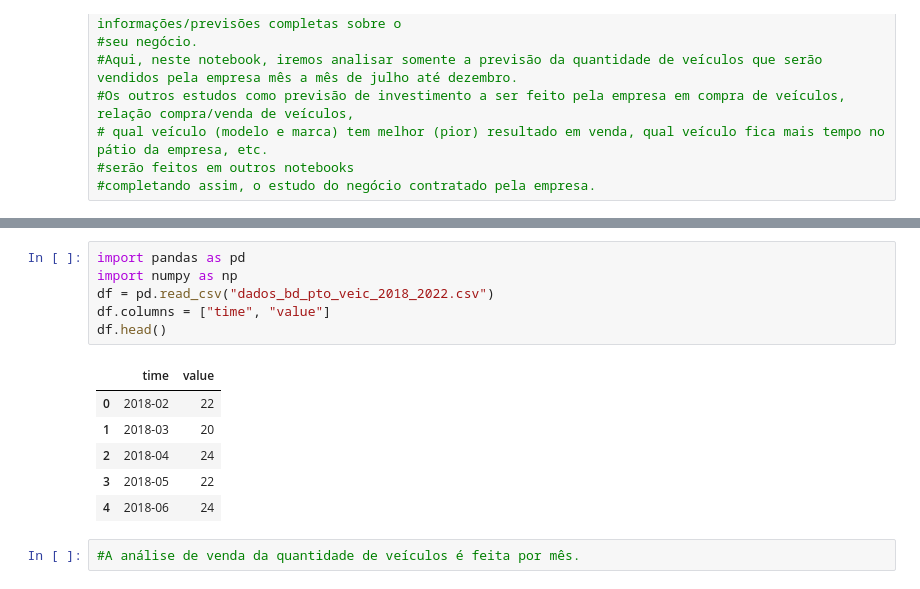
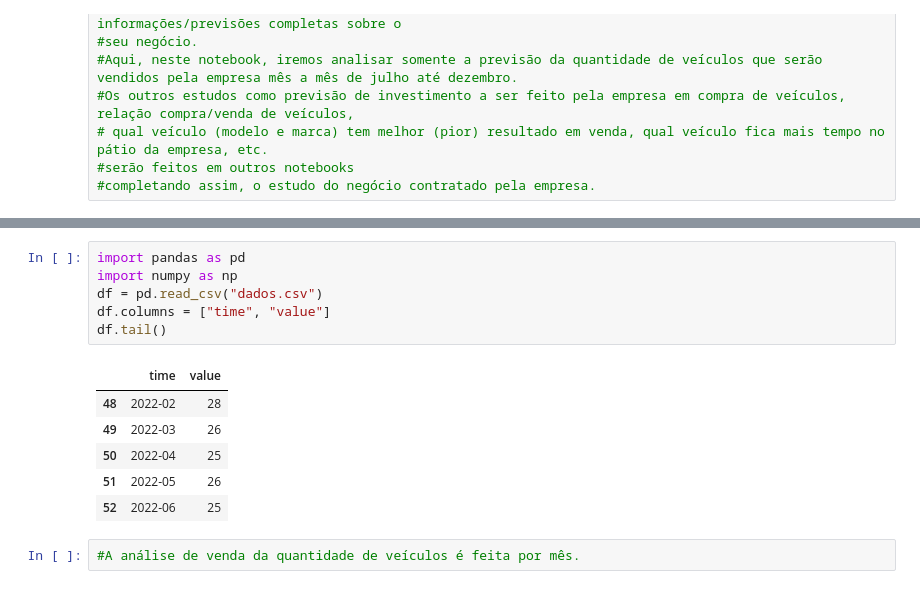
Before and after one commit to dourivaljunior/projetos-de-casos-reais, a Jupyter notebook: Time_Series_with_KATS_PyLy.ipynb, the cells around one changed output, grey strips where cells are left out. Cells and saved outputs as stored; diff of their text form.

```diff
--- a/Time_Series_with_KATS_PyLy.ipynb
+++ b/Time_Series_with_KATS_PyLy.ipynb
@@ -24,16 +24,16 @@ Saving dados_bd_pto_veic_2018_2022.csv to dados_bd_pto_veic_2018_2022.csv
 # %%
 import pandas as pd
 import numpy as np
-df = pd.read_csv("dados_bd_pto_veic_2018_2022.csv")
+df = pd.read_csv("dados.csv")
 df.columns = ["time", "value"]
-df.head()
+df.tail()
 # %% [output]
 |  | time | value |
-| 0 | 2018-02 | 22 |
-| 1 | 2018-03 | 20 |
-| 2 | 2018-04 | 24 |
-| 3 | 2018-05 | 22 |
-| 4 | 2018-06 | 24 |
+| 48 | 2022-02 | 28 |
+| 49 | 2022-03 | 26 |
+| 50 | 2022-04 | 25 |
+| 51 | 2022-05 | 26 |
+| 52 | 2022-06 | 25 |
 # %%
 #A análise de venda da quantidade de veículos é feita por mês.
 # %%
```
Also changed, not shown: parts of 4 cells of this notebook.
